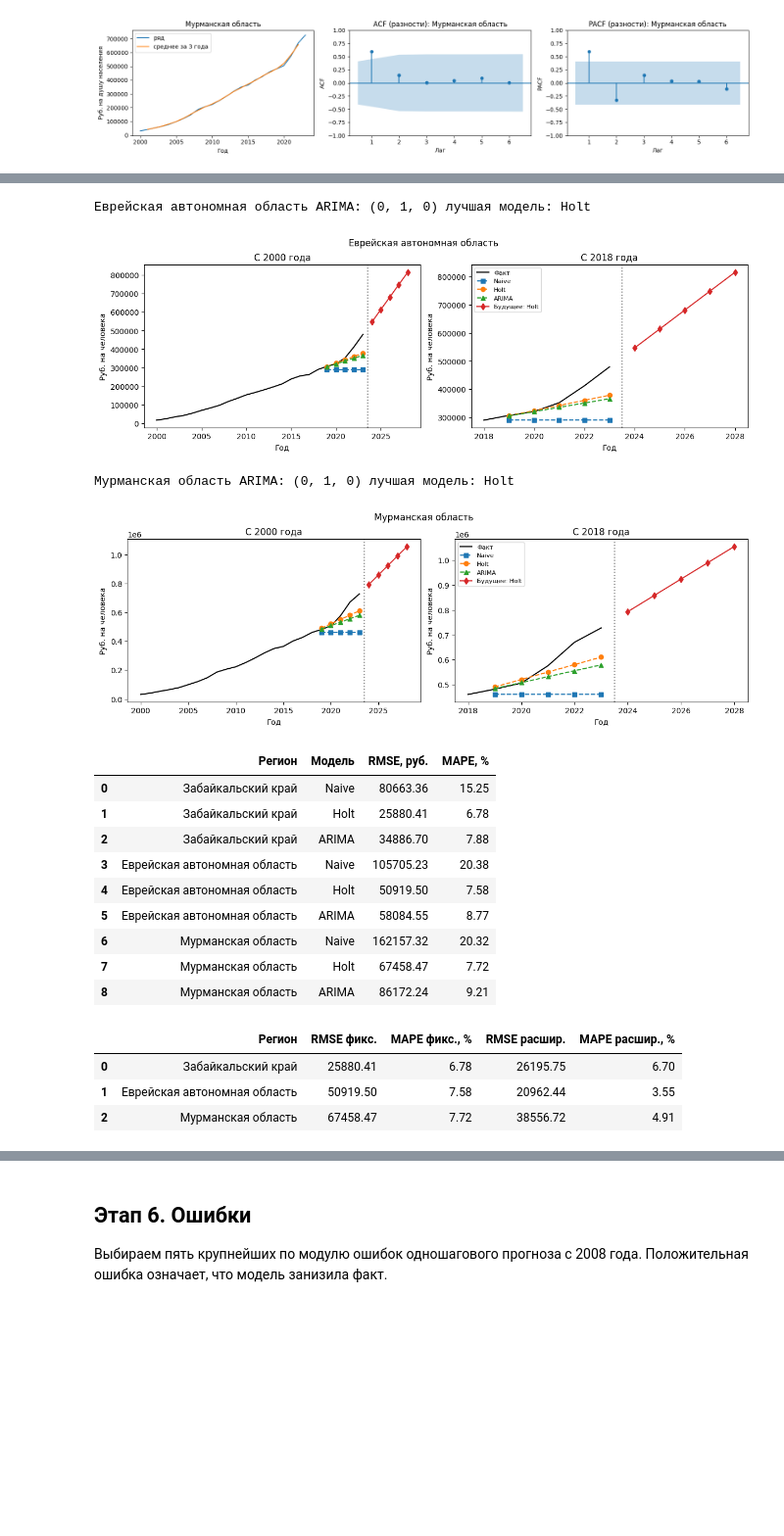
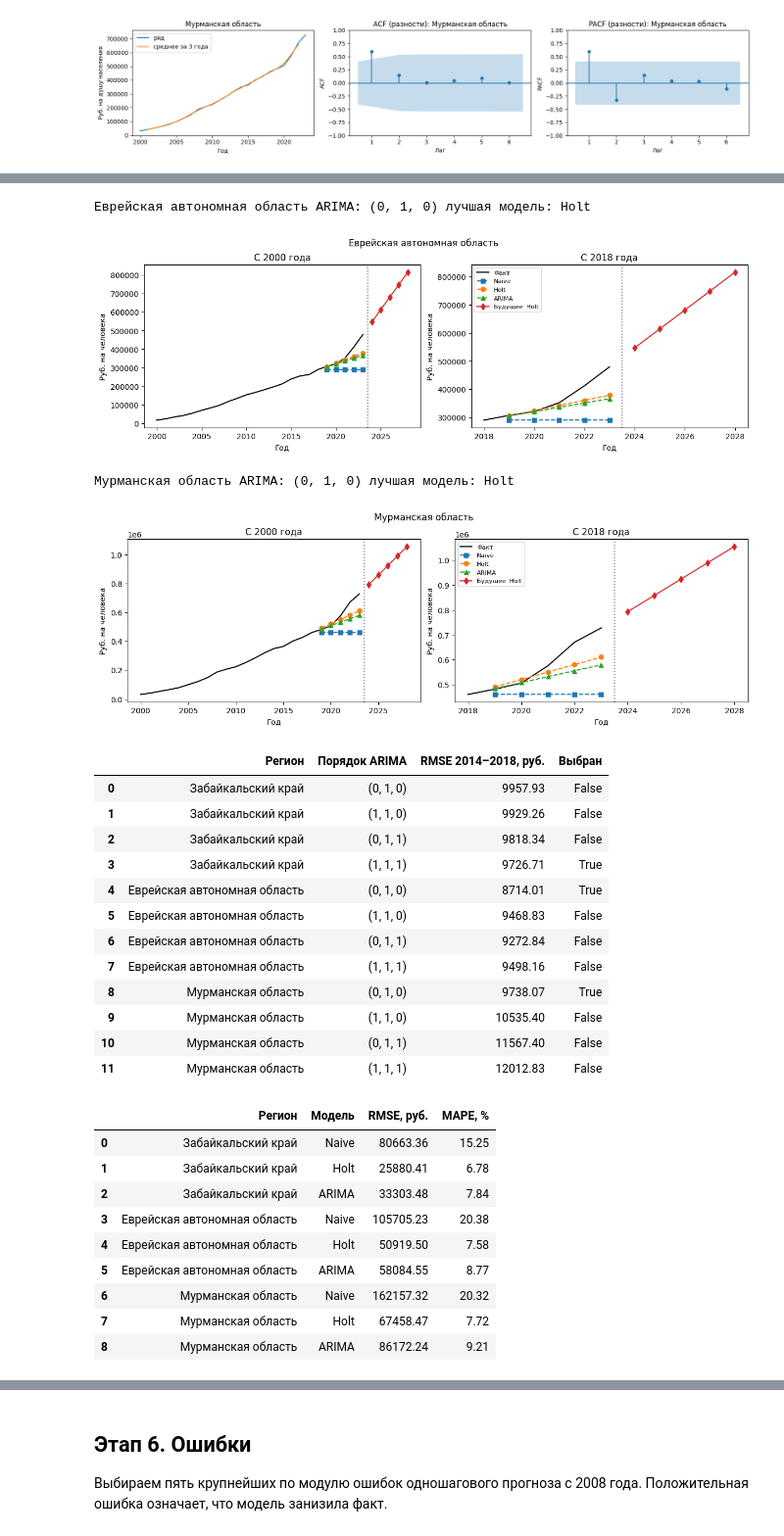
Before and after one commit to nezhablack/russia-regions-consumption-forecast, a Jupyter notebook: regions_forecast_chernysh.ipynb, the cells around one changed output, grey strips where cells are left out. Shown at 98% size. Saved outputs shown, nothing was run; the diff lists cells and outputs as text; code cells hidden in the pictures; blank space fills up the shorter version.

```diff
--- a/regions_forecast_chernysh.ipynb
+++ b/regions_forecast_chernysh.ipynb
@@ -206,19 +219,31 @@ ADF на уровнях не отвергает единичный корень
 # %%
-def fit_arima(train):
-    candidates = [ARIMA(train, order=order, trend="t").fit()
-                  for order in [(0, 1, 0), (1, 1, 0), (0, 1, 1), (1, 1, 1)]]
-    return min((model for model in candidates if model.mle_retvals["converged"]),
-               key=lambda model: model.aic)
+def fit_arima(train, order):
+    return ARIMA(train, order=order, trend="t").fit()
 
 
-def forecast(model_name, train, steps):
+def select_arima(train):
+    # Последние пять обучающих лет служат внутренней проверкой порядка.
+    scores = {}
+    for order in [(0, 1, 0), (1, 1, 0), (0, 1, 1), (1, 1, 1)]:
+        errors = []
+        for i in range(len(train) - 5, len(train)):
+            model = fit_arima(train[:i], order)
+            if not model.mle_retvals["converged"]:
+                break
+            errors.append(train[i] - model.forecast(1)[0])
+        scores[order] = np.sqrt(np.mean(np.square(errors))) if len(errors) == 5 else np.nan
+    valid = [order for order in scores if np.isfinite(scores[order])]
+    return min(valid, key=scores.get), scores
+
+
+def forecast(model_name, train, steps, arima_order=None):
     if model_name == "Naive":
         model = NaiveForecaster(strategy="last").fit(pd.Series(train))
         return model.predict(fh=list(range(1, steps + 1))).to_numpy()
     if model_name == "Holt":
         model = Holt(train / 1000, initialization_method="estimated").fit()
         return model.forecast(steps) * 1000
-    return fit_arima(train).forecast(steps)
+    return fit_arima(train, arima_order).forecast(steps)
 
 
 def metrics(actual, predicted):
@@ -228,6 +253,7 @@ def metrics(actual, predicted):
 
 test_year_count = 5
 forecast_year_count = 5
+validation_rows = []
 quality_rows = []
 stability_rows = []
 forecast_errors = {}
@@ -236,7 +262,10 @@ for region in selected_regions:
     series = region_series[region]
     values = series.to_numpy()
     train, test = values[:-test_year_count], values[-test_year_count:]
-    arima = fit_arima(train)
+    arima_order, validation_scores = select_arima(train)
+    validation_rows.extend([region, str(order), score, order == arima_order]
+                           for order, score in validation_scores.items())
+    arima = fit_arima(train, arima_order)
     predictions = {name: forecast(name, train, test_year_count) for name in ["Naive", "Holt"]}
     predictions["ARIMA"] = arima.forecast(test_year_count)
     scores = {name: metrics(test, prediction) for name, prediction in predictions.items()}
@@ -245,13 +274,13 @@ for region in selected_regions:
     quality_rows.extend([region, name, *scores[name]] for name in predictions)
 
     # В каждом окне есть только годы до прогнозируемого наблюдения
-    expanding = pd.Series({year: forecast(winner, values[:i], 1)[0]
+    expanding = pd.Series({year: forecast(winner, values[:i], 1, arima_order)[0]
                            for i, year in enumerate(series.index) if i >= 8})
     actual = series.loc[expanding.index]
     forecast_errors[region] = pd.DataFrame({"Факт": actual, "Прогноз": expanding, "Ошибка": actual - expanding})
     stability_rows.append([region, *scores[winner], *metrics(test, expanding.iloc[-test_year_count:].to_numpy())])
     future_years = range(series.index[-1] + 1, series.index[-1] + 1 + forecast_year_count)
-    future = pd.Series(forecast(winner, values, forecast_year_count), index=future_years)
+    future = pd.Series(forecast(winner, values, forecast_year_count, arima_order), index=future_years)
     future_forecasts[region] = future
 
     fig, axes = plt.subplots(1, 2, figsize=(12, 4), layout="constrained")
@@ -266,6 +295,7 @@ for region in selected_regions:
     axes[1].legend(fontsize=8)
     plt.show()
 
+display(pd.DataFrame(validation_rows, columns=["Регион", "Порядок ARIMA", "RMSE 2014-2018, руб.", "Выбран"]).round(2))
 display(pd.DataFrame(quality_rows, columns=["Регион", "Модель", "RMSE, руб.", "MAPE, %"]).round(2))
 display(pd.DataFrame(stability_rows, columns=["Регион", "RMSE фикс.", "MAPE фикс., %",
                                               "RMSE расшир.", "MAPE расшир., %"]).round(2))
@@ -275,19 +305,28 @@ display(pd.DataFrame(future_forecasts).rename_axis("Год").round())
 [figure]
 Еврейская автономная область ARIMA: (0, 1, 0) лучшая модель: Holt
 [figure]
 Мурманская область ARIMA: (0, 1, 0) лучшая модель: Holt
 [figure]
-|  | Регион | Модель | RMSE, руб. | MAPE, % |
-| 0 | Забайкальский край | Naive | 80663.36 | 15.25 |
-| 1 | Забайкальский край | Holt | 25880.41 | 6.78 |
-| 2 | Забайкальский край | ARIMA | 34886.70 | 7.88 |
-| 3 | Еврейская автономная область | Naive | 105705.23 | 20.38 |
-| 4 | Еврейская автономная область | Holt | 50919.50 | 7.58 |
-| 5 | Еврейская автономная область | ARIMA | 58084.55 | 8.77 |
-| 6 | Мурманская область | Naive | 162157.32 | 20.32 |
-| 7 | Мурманская область | Holt | 67458.47 | 7.72 |
-| 8 | Мурманская область | ARIMA | 86172.24 | 9.21 |
+|  | Регион | Порядок ARIMA | RMSE 2014–2018, руб. | Выбран |
+| 0 | Забайкальский край | (0, 1, 0) | 9957.93 | False |
+| 1 | Забайкальский край | (1, 1, 0) | 9929.26 | False |
+| 2 | Забайкальский край | (0, 1, 1) | 9818.34 | False |
+| 3 | Забайкальский край | (1, 1, 1) | 9726.71 | True |
+| 4 | Еврейская автономная область | (0, 1, 0) | 8714.01 | True |
+| 5 | Еврейская автономная область | (1, 1, 0) | 9468.83 | False |
+| 6 | Еврейская автономная область | (0, 1, 1) | 9272.84 | False |
+| 7 | Еврейская автономная область | (1, 1, 1) | 9498.16 | False |
+| 8 | Мурманская область | (0, 1, 0) | 9738.07 | True |
+| 9 | Мурманская область | (1, 1, 0) | 10535.40 | False |
+| 10 | Мурманская область | (0, 1, 1) | 11567.40 | False |
+| 11 | Мурманская область | (1, 1, 1) | 12012.83 | False |
-|  | Регион | RMSE фикс. | MAPE фикс., % | RMSE расшир. | MAPE расшир., % |
-| 0 | Забайкальский край | 25880.41 | 6.78 | 26195.75 | 6.70 |
-| 1 | Еврейская автономная область | 50919.50 | 7.58 | 20962.44 | 3.55 |
-| 2 | Мурманская область | 67458.47 | 7.72 | 38556.72 | 4.91 |
+|  | Регион | Модель | RMSE, руб. | MAPE, % |
+| 0 | Забайкальский край | Naive | 80663.36 | 15.25 |
+| 1 | Забайкальский край | Holt | 25880.41 | 6.78 |
+| 2 | Забайкальский край | ARIMA | 33303.48 | 7.84 |
+| 3 | Еврейская автономная область | Naive | 105705.23 | 20.38 |
+| 4 | Еврейская автономная область | Holt | 50919.50 | 7.58 |
+| 5 | Еврейская автономная область | ARIMA | 58084.55 | 8.77 |
+| 6 | Мурманская область | Naive | 162157.32 | 20.32 |
+| 7 | Мурманская область | Holt | 67458.47 | 7.72 |
+| 8 | Мурманская область | ARIMA | 86172.24 | 9.21 |
```
Also changed, not shown: parts of 11 cells of this notebook, 1 other file.
